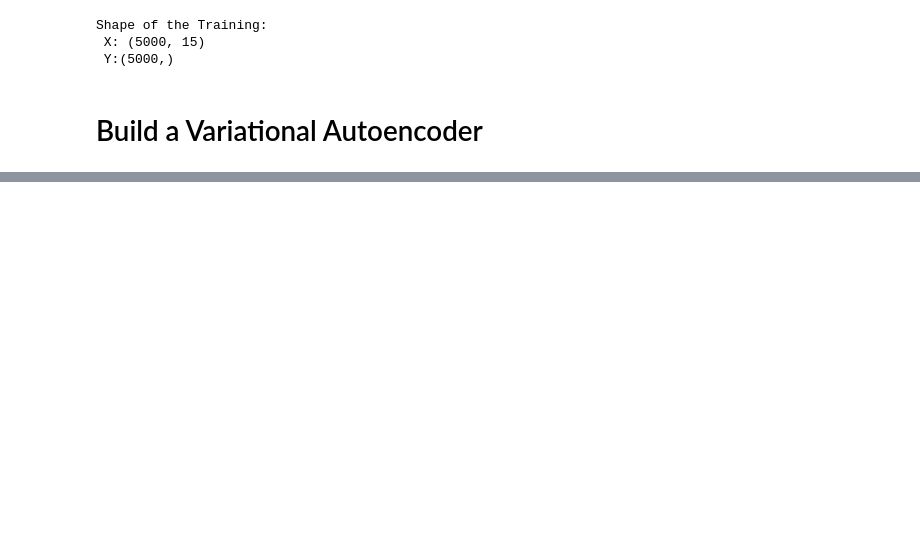
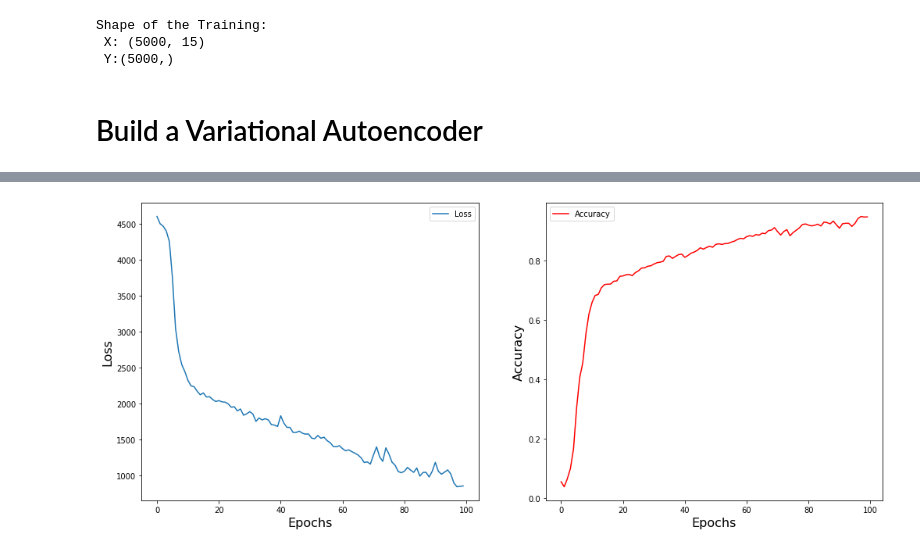
Before and after one commit to nahumsa/Variational-Autoencoder, a Jupyter notebook: VAE Entanglement Witness.ipynb, the cells around one changed output, grey strips where cells are left out. Cells and saved outputs as stored; diff of their text form; code cells hidden in the pictures; blank space fills up the shorter version.

```diff
--- a/VAE Entanglement Witness.ipynb
+++ b/VAE Entanglement Witness.ipynb
@@ -257,3 +242,24 @@ bvae.train(
+# %%
+loss = history.history['loss']
+epochs = range(len(loss))
+
+accuracy = history.history['acc']
+epochs = range(len(accuracy))
+
+fig, (ax1, ax2) = plt.subplots(1, 2, figsize=(17,7))
+
+ax1.plot(epochs, loss, label='Loss')
+ax1.set_xlabel('Epochs', size=16)
+ax1.set_ylabel('Loss', size=16)
+ax1.legend()
+
+ax2.plot(epochs, accuracy, 'r', label='Accuracy')
+ax2.set_xlabel('Epochs', size=16)
+ax2.set_ylabel('Accuracy', size=16)
+ax2.legend()
+plt.show()
+# %% [output]
+[figure, added]
 # %%
 z_mu = bvae.encoder.predict(X_test)
 plt.figure(figsize=(8, 6))
```
Also changed, not shown: parts of 18 cells of this notebook.
